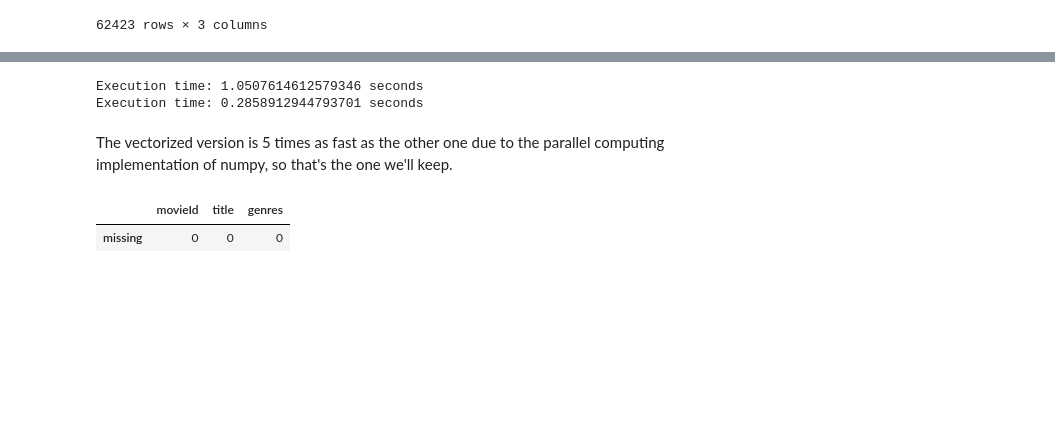
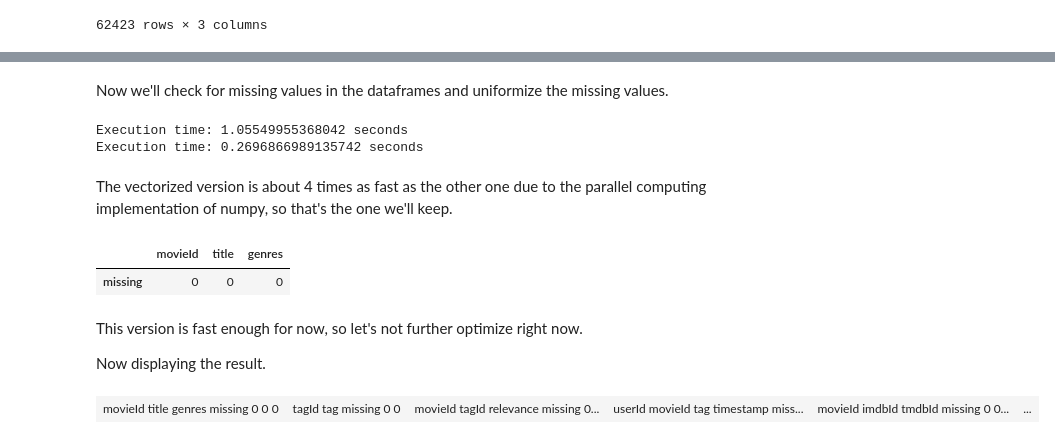
Before and after one commit to igorbenav/dexter, a Jupyter notebook: usecases/movielens/usecase_movielens.ipynb, the cells around one changed output, grey strips where cells are left out. Cells and saved outputs as stored; diff of their text form; code cells hidden in the pictures; blank space fills up the shorter version.

```diff
--- a/usecases/movielens/usecase_movielens.ipynb
+++ b/usecases/movielens/usecase_movielens.ipynb
@@ -94,0 +216,28 @@ list(dataframes.values())[0]
+# %%
+def dfdict_dtypes(dataframes_dict):
+    '''
+    receives dataframes_dict, a dictionary with the keys being the names of the dataframes
+    and the values being the dataframes
+
+    returns a list of dataframes with each showing the types of each column of each original
+    dataframe
+    '''
+    df_types_list = []
+
+    for df_name, df in dataframes_dict.items():
+        # checking the types of the columns
+        df_types = df.dtypes
+
+        # now an array with the columns names and values is created
+        types_df = np.array((df_types.index, df_types.values))
+
+        # finally, a dataframe is created out of this array and appended to the df_types_list
+        df_types_list.append(pd.DataFrame([types_df[1]], columns=types_df[0], index=['type']))
+
+    return df_types_list
+
+dfs_types = dfdict_dtypes(dataframes)
+
+for df_name, df in dataframes.items():
+    print(df_name)
+    print(dataframes[df_name].dtypes, end='\n\n')
@@ -95,3 +262,5 @@ list(dataframes.values())[0]
+# %% [markdown]
+<p>Now we'll check for missing values in the dataframes and uniformize the missing values.</p>
 # %%
 import time
 # %%
@@ -143,16 +312,17 @@ def multiple_missing_values_time(dataframes_dict):
         # finally, a dataframe is created out of this array and appended to the missing_values_list
         missing_values_df_list.append(pd.DataFrame([missing_values_df[1]], columns=missing_values_df[0], index=['missing']))
 
-    return ('Execution time: {0} seconds'.format(time.time() - start_time)) # should actually return missing_values_df_list
+
+    return 'Execution time: {0} seconds'.format(time.time() - start_time) # should actually return missing_values_df_list
 
 
 print(multiple_missing_values_for_time(dataframes))
 print(multiple_missing_values_time(dataframes))
 # %% [output]
-Execution time: 1.0507614612579346 seconds
-Execution time: 0.2858912944793701 seconds
+Execution time: 1.05549955368042 seconds
+Execution time: 0.2696866989135742 seconds
 # %% [markdown]
-The vectorized version is 5 times as fast as the other one due to the parallel computing implementation of numpy, so that's the one we'll keep.
+The vectorized version is about 4 times as fast as the other one due to the parallel computing implementation of numpy, so that's the one we'll keep.
 # %%
 def multiple_missing_values(dataframes_dict):
     '''
@@ -180,3 +350,13 @@ display(multiple_missing_values(dataframes)[0])
 # %% [output]
 |  | movieId | title | genres |
 | missing | 0 | 0 | 0 |
+# %% [markdown]
+<p>This version is fast enough for now, so let's not further optimize right now.</p>
+<p>Now displaying the result.</p>
+# %%
+df_list = multiple_missing_values(dataframes)
+multi_table(df_list)
+
+# source: https://github.com/epmoyer/ipy_table/issues/24
+# %% [output]
+| movieId title genres missing 0 0 0 | tagId tag missing 0 0 | movieId tagId relevance missing 0... | userId movieId tag timestamp miss... | movieId imdbId tmdbId missing 0 0... | ... |
```
Also changed, not shown: parts of 13 cells of this notebook.
